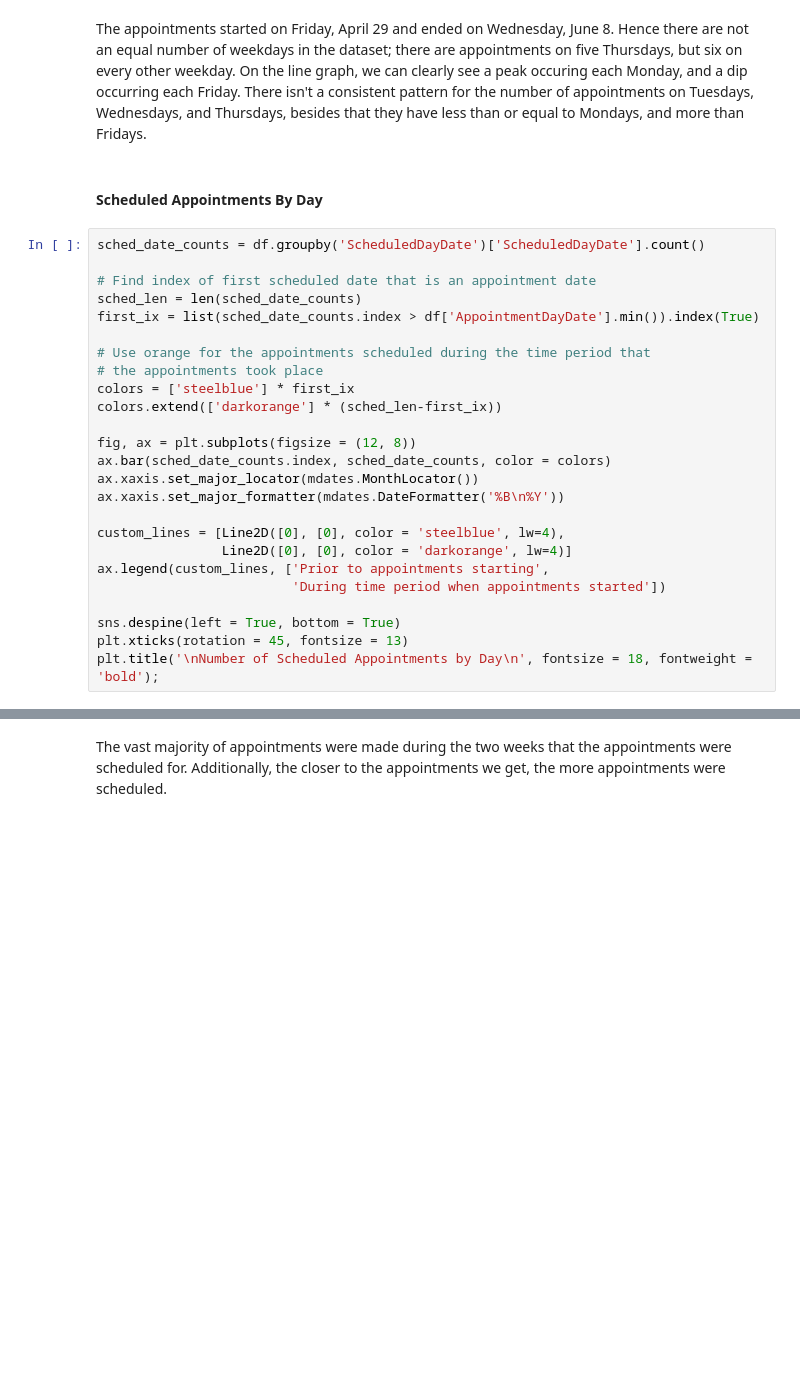
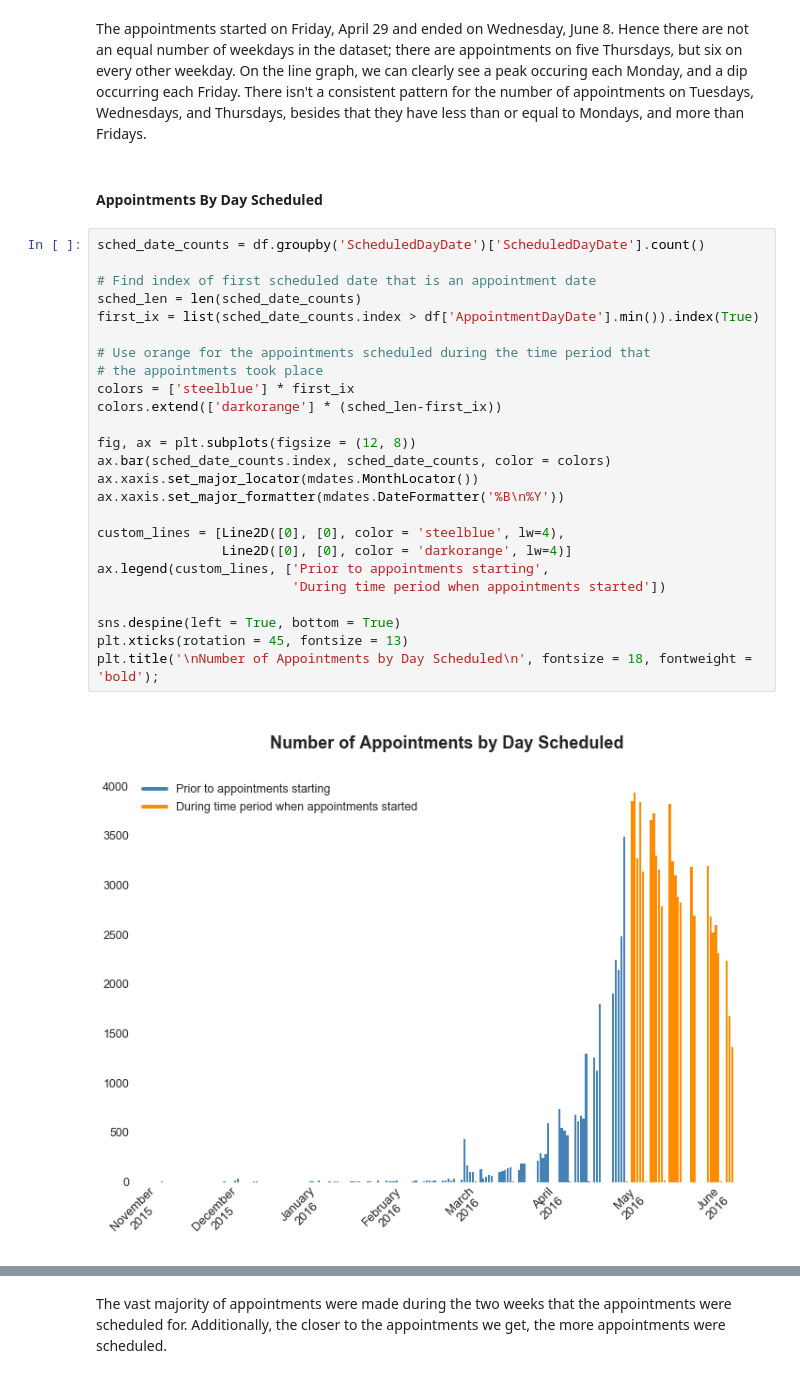
Before and after one commit to jaclynrich/appt-no-show, a Jupyter notebook: appt-no-show.ipynb, the cells around one changed output, grey strips where cells are left out. Cells and saved outputs as stored; diff of their text form; blank space fills up the shorter version.

```diff
--- a/appt-no-show.ipynb
+++ b/appt-no-show.ipynb
@@ -1095,32 +1191,34 @@ plt.title('\nAppointments by Day of Week\n', fontsize = 18, fontweight = 'bold')
 # %% [markdown]
 The appointments started on Friday, April 29 and ended on Wednesday, June 8.  Hence there are not an equal number of weekdays in the dataset; there are appointments on five Thursdays, but six on every other weekday.  On the line graph, we can clearly see a peak occuring each Monday, and a dip occurring each Friday.  There isn't a consistent pattern for the number of appointments on Tuesdays, Wednesdays, and Thursdays, besides that they have less than or equal to Mondays, and more than Fridays.
 # %% [markdown]
-#### Scheduled Appointments By Day
+#### Appointments By Day Scheduled
 # %%
 sched_date_counts = df.groupby('ScheduledDayDate')['ScheduledDayDate'].count()
 
 # Find index of first scheduled date that is an appointment date
 sched_len = len(sched_date_counts)
 first_ix = list(sched_date_counts.index > df['AppointmentDayDate'].min()).index(True)
 
 # Use orange for the appointments scheduled during the time period that
 # the appointments took place
 colors = ['steelblue'] * first_ix
 colors.extend(['darkorange'] * (sched_len-first_ix))
 
 fig, ax = plt.subplots(figsize = (12, 8))
 ax.bar(sched_date_counts.index, sched_date_counts, color = colors)
 ax.xaxis.set_major_locator(mdates.MonthLocator())
 ax.xaxis.set_major_formatter(mdates.DateFormatter('%B\n%Y'))
 
 custom_lines = [Line2D([0], [0], color = 'steelblue', lw=4),
                 Line2D([0], [0], color = 'darkorange', lw=4)]
 ax.legend(custom_lines, ['Prior to appointments starting',
                          'During time period when appointments started'])
 
 sns.despine(left = True, bottom = True)
 plt.xticks(rotation = 45, fontsize = 13)
-plt.title('\nNumber of Scheduled Appointments by Day\n', fontsize = 18, fontweight = 'bold');
+plt.title('\nNumber of Appointments by Day Scheduled\n', fontsize = 18, fontweight = 'bold');
+# %% [output]
+[figure, added]
 # %%
 # Proportion of appointments that were scheduled during the time period that
 # the appointments took place
```
Also changed, not shown: parts of 24 cells of this notebook.
